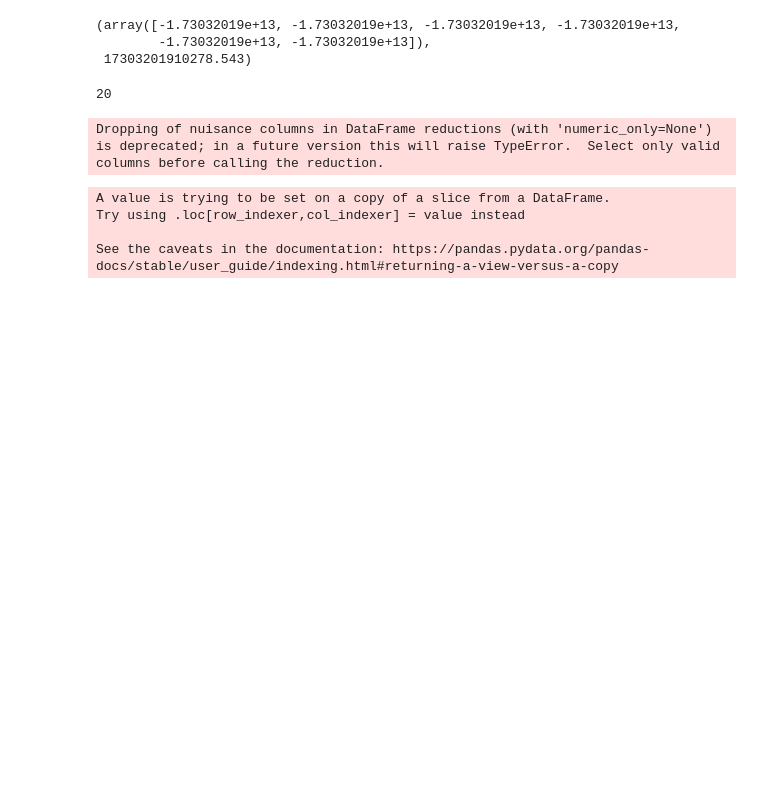
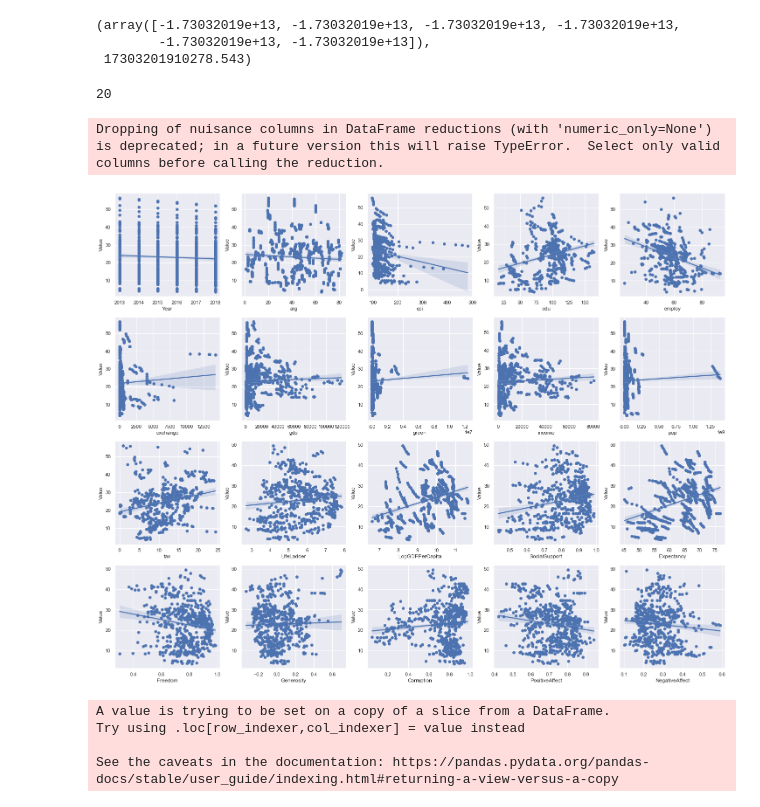
Before and after one commit to QiyunC/Citadel-Datathon-2021, a Jupyter notebook: datathon-analysis.ipynb, the cells around one changed output. Drawn from its saved outputs; the diff is of its cells as text; code cells hidden in the pictures; blank space fills up the shorter version.

```diff
--- a/datathon-analysis.ipynb
+++ b/datathon-analysis.ipynb
@@ -124,20 +124,22 @@ Dropping of nuisance columns in DataFrame reductions (with 'numeric_only=None')
 
 #     fig.show()
 # %%
-# from matplotlib import pyplot as plt
-# import seaborn as sns
+from matplotlib import pyplot as plt
+import seaborn as sns
+nrows, ncols = 4, 5
+sns.set(rc = {'figure.figsize':(25,20)})
 
-# sns.set(rc = {'figure.figsize':(25,20)})
+fig, axes = plt.subplots(nrows, ncols)
 
-# fig, axes = plt.subplots(nrows, ncols)
-
-# for i in range(len(num_cols)):
-#     row=i//ncols,
-#     col=i%ncols
-#     sns.scatterplot(ax=axes[row][col], data=ww_df_ts, x=num_cols[i], y="Value")
-#     col_name = num_cols[i]
-#     sns.regplot(ax=axes[row][col], data=ww_df_ts, x=col_name, y="Value")
-#     axes[row][col].set_xlabel(num_cols[i])
+for i in range(len(num_cols)):
+    row=i//ncols,
+    col=i%ncols
+    sns.scatterplot(ax=axes[row][col], data=ww_df_ts, x=num_cols[i], y="Value")
+    col_name = num_cols[i]
+    sns.regplot(ax=axes[row][col], data=ww_df_ts, x=col_name, y="Value")
+    axes[row][col].set_xlabel(num_cols[i])
+# %% [output]
+[figure, added]
 # %%
 import numpy as np
 log_cols = ['cpi', 'exchange', 'gdp',
```
Also changed, not shown: parts of 11 cells of this notebook, 1 other file.
